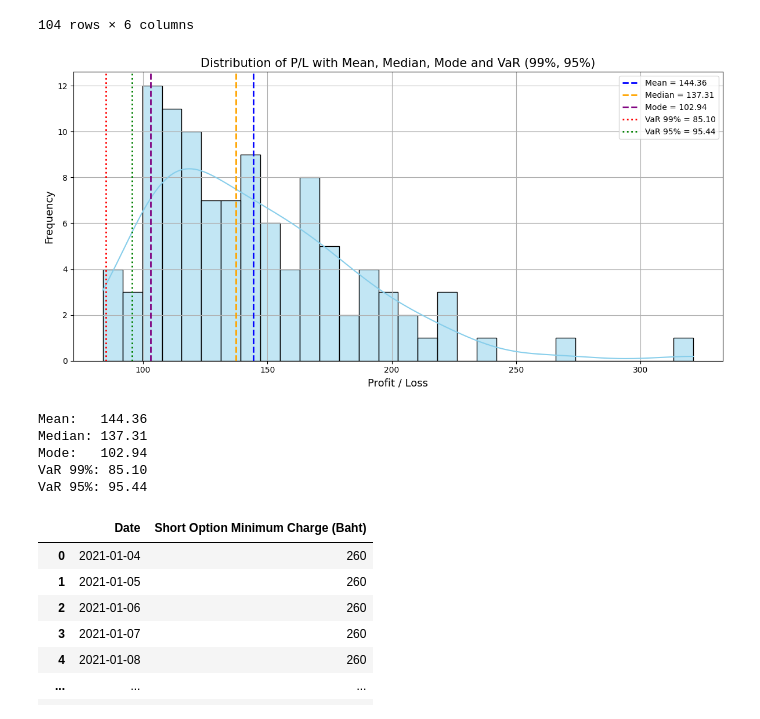
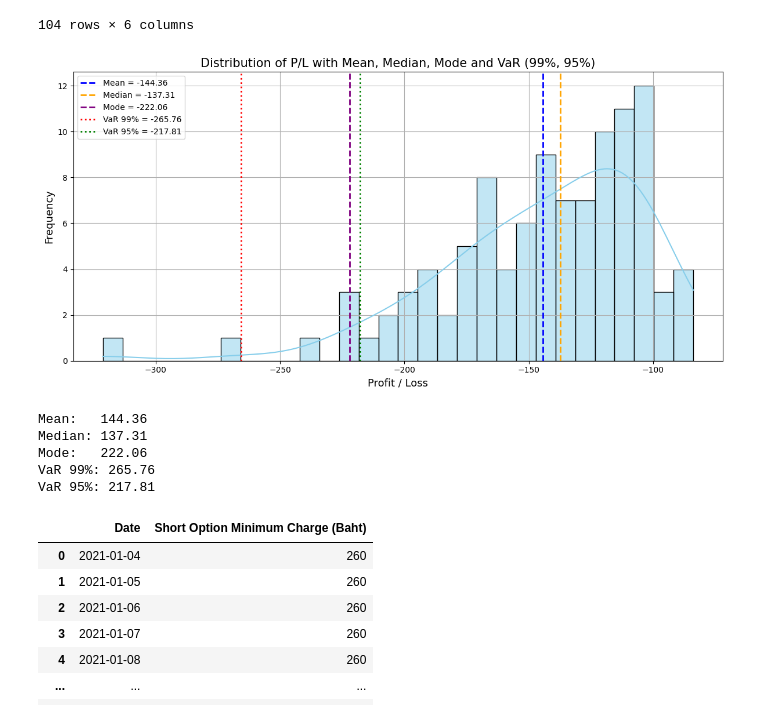
Before and after one commit to FulinQ/SET_Intern, a Jupyter notebook: SOMC/TradingData/MinMaxLostCalculation.ipynb, the cells around one changed output. Cells and saved outputs as stored; diff of their text form; code cells hidden in the pictures.

```diff
--- a/SOMC/TradingData/MinMaxLostCalculation.ipynb
+++ b/SOMC/TradingData/MinMaxLostCalculation.ipynb
@@ -164,43 +164,43 @@ finalDF
 | 103 | S50Z24P1050 | P | 2024-12-30 | 1050.0 | 906.23 | 143.77 |
 104 rows × 6 columns
 # %%
-pl_data = finalDF['P/L'].dropna()
+pl_data = -finalDF['P/L'].dropna()
 
 mean_val = pl_data.mean()
 median_val = pl_data.median()
 mode_val = mode(pl_data, keepdims=True)[0][0]
 var_99 = np.percentile(pl_data, 1)
 var_95 = np.percentile(pl_data, 5)
 
 plt.figure(figsize=(12, 6))
 sns.histplot(pl_data, bins=30, kde=True, color='skyblue')
 
 plt.axvline(mean_val, color='blue', linestyle='--', linewidth=2, label=f'Mean = {mean_val:.2f}')
 plt.axvline(median_val, color='orange', linestyle='--', linewidth=2, label=f'Median = {median_val:.2f}')
 plt.axvline(mode_val, color='purple', linestyle='--', linewidth=2, label=f'Mode = {mode_val:.2f}')
 plt.axvline(var_99, color='red', linestyle=':', linewidth=2, label=f'VaR 99% = {var_99:.2f}')
 plt.axvline(var_95, color='green', linestyle=':', linewidth=2, label=f'VaR 95% = {var_95:.2f}')
 
 plt.title('Distribution of P/L with Mean, Median, Mode and VaR (99%, 95%)', fontsize=15)
 plt.xlabel('Profit / Loss', fontsize=13)
 plt.ylabel('Frequency', fontsize=13)
 plt.legend()
 plt.grid(True)
 plt.tight_layout()
 plt.show()
 
-print(f"Mean: \t{mean_val:.2f}")
-print(f"Median: {median_val:.2f}")
-print(f"Mode: \t{mode_val:.2f}")
-print(f"VaR 99%: {var_99:.2f}")
-print(f"VaR 95%: {var_95:.2f}")
+print(f"Mean: \t{-mean_val:.2f}")
+print(f"Median: {-median_val:.2f}")
+print(f"Mode: \t{-mode_val:.2f}")
+print(f"VaR 99%: {-var_99:.2f}")
+print(f"VaR 95%: {-var_95:.2f}")
 # %% [output]
-[figure, old version]
+[figure, new version]
 Mean:   144.36
 Median: 137.31
-Mode:   102.94
-VaR 99%: 85.10
-VaR 95%: 95.44
+Mode:   222.06
+VaR 99%: 265.76
+VaR 95%: 217.81
 # %%
 So = pd.read_excel('Historical Price Short Option Minimum Charge.xlsx')
 So.drop(columns=['Date.1'], inplace=True)
```
Also changed, not shown: parts of 1 cell of this notebook, 1 other file.
